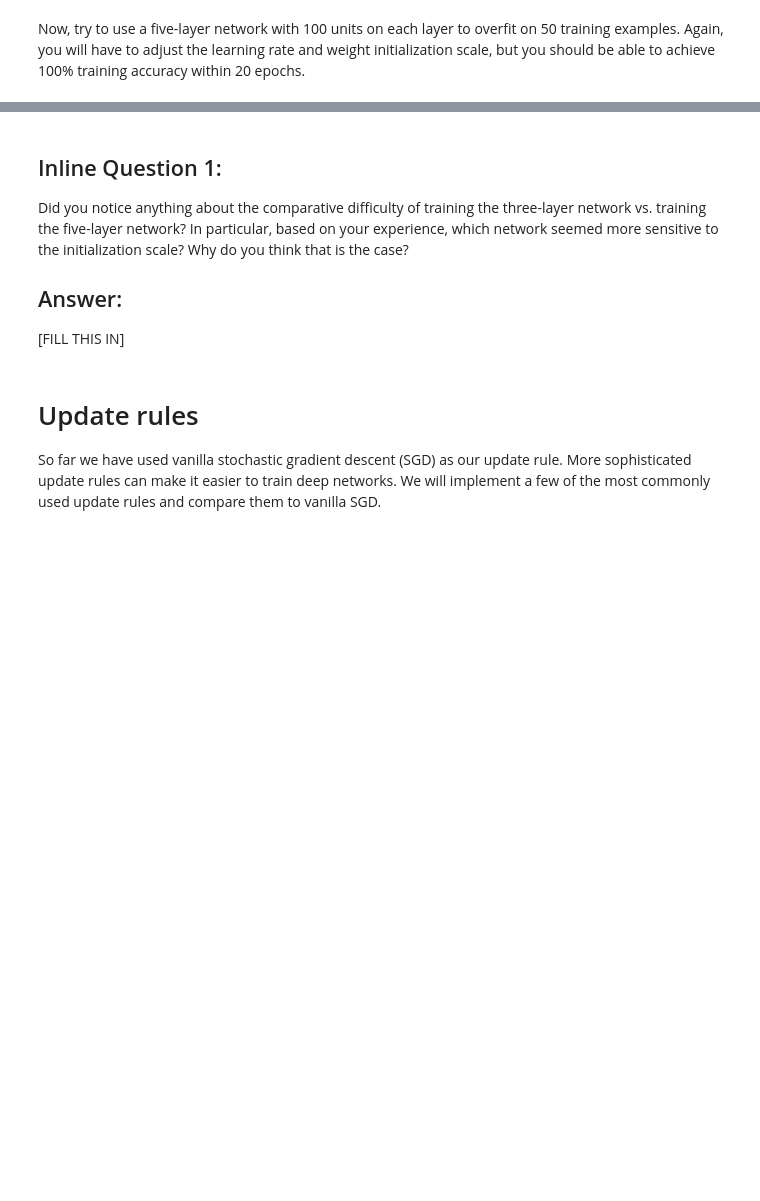
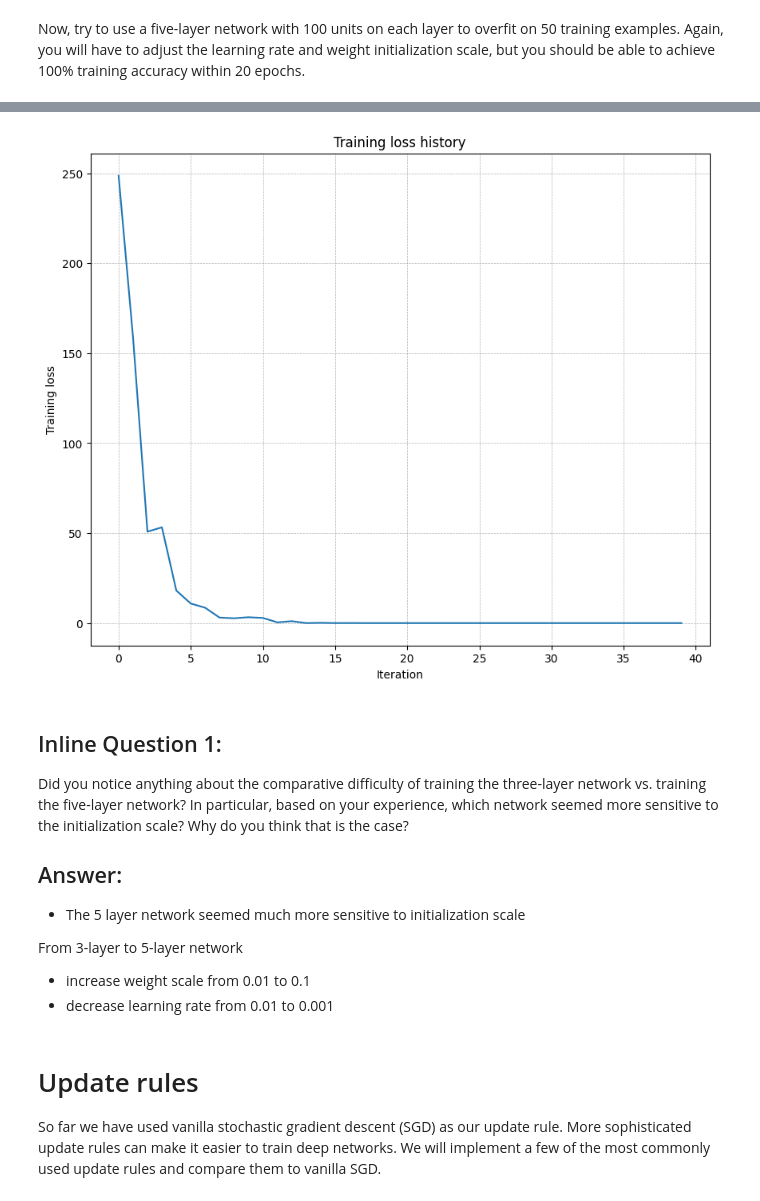
Before and after one commit to anenbergb/stanford_cs231n, a Jupyter notebook: assignment1/FullyConnectedNets.ipynb, the cells around one changed output, grey strips where cells are left out. Cells and saved outputs as stored; diff of their text form; code cells hidden in the pictures; blank space fills up the shorter version.

```diff
--- a/assignment1/FullyConnectedNets.ipynb
+++ b/assignment1/FullyConnectedNets.ipynb
@@ -143,9 +167,36 @@ small_data = {
   'y_val': data['y_val'],
 }
 
-learning_rate = 2e-3  # Experiment with this!
-weight_scale = 1e-5   # Experiment with this!
 
+
+# for weight_scale in [1e-1, 1e-2, 1e-3, 1e-4]:
+#     for learning_rate in [1e-1, 1e-2, 1e-3, 1e-4, 1e-5]:
+#         model = FullyConnectedNet(
+#             [100, 100, 100, 100],
+#             weight_scale=weight_scale,
+#             dtype=np.float64
+#         )
+#         solver = Solver(
+#             model,
+#             small_data,
+#             print_every=10,
+#             num_epochs=20,
+#             batch_size=25,
+#             update_rule='sgd',
+#             optim_config={'learning_rate': learning_rate},
+#             lr_decay = 1.0,
+#             verbose=False
+#         )
+#         solver.train()
+
+#         train_acc = solver.train_acc_history[-1]
+#         val_acc = solver.val_acc_history[-1]
+#         print(f"ws: {weight_scale}, lr: {learning_rate}, "
+#               f"train_acc: {train_acc}, val_acc: {val_acc}")
+
+
+weight_scale = 0.1
+learning_rate = 1e-3
 
 model = FullyConnectedNet(
     [100, 100, 100, 100],
@@ -160,6 +211,8 @@ solver = Solver(
     batch_size=25,
     update_rule='sgd',
     optim_config={'learning_rate': learning_rate},
+    lr_decay = 1.0,
+    verbose=True
 )
 solver.train()
 
@@ -169,3 +222,4 @@ plt.xlabel('Iteration')
 plt.ylabel('Training loss')
 plt.grid(linestyle='--', linewidth=0.5)
 plt.show()
+# %% [output]
@@ -172,9 +243,14 @@ plt.show()
+[figure, added]
 # %% [markdown]
 ## Inline Question 1:
 Did you notice anything about the comparative difficulty of training the three-layer network vs. training the five-layer network? In particular, based on your experience, which network seemed more sensitive to the initialization scale? Why do you think that is the case?
 
 ## Answer:
-[FILL THIS IN]
+- The 5 layer network seemed much more sensitive to initialization scale
+
+From 3-layer to 5-layer network
+- increase weight scale from 0.01 to 0.1
+- decrease learning rate from 0.01 to 0.001
 # %% [markdown]
 # Update rules
 So far we have used vanilla stochastic gradient descent (SGD) as our update rule. More sophisticated update rules can make it easier to train deep networks. We will implement a few of the most commonly used update rules and compare them to vanilla SGD.
```
Also changed, not shown: parts of 12 cells of this notebook, 4 other files.
